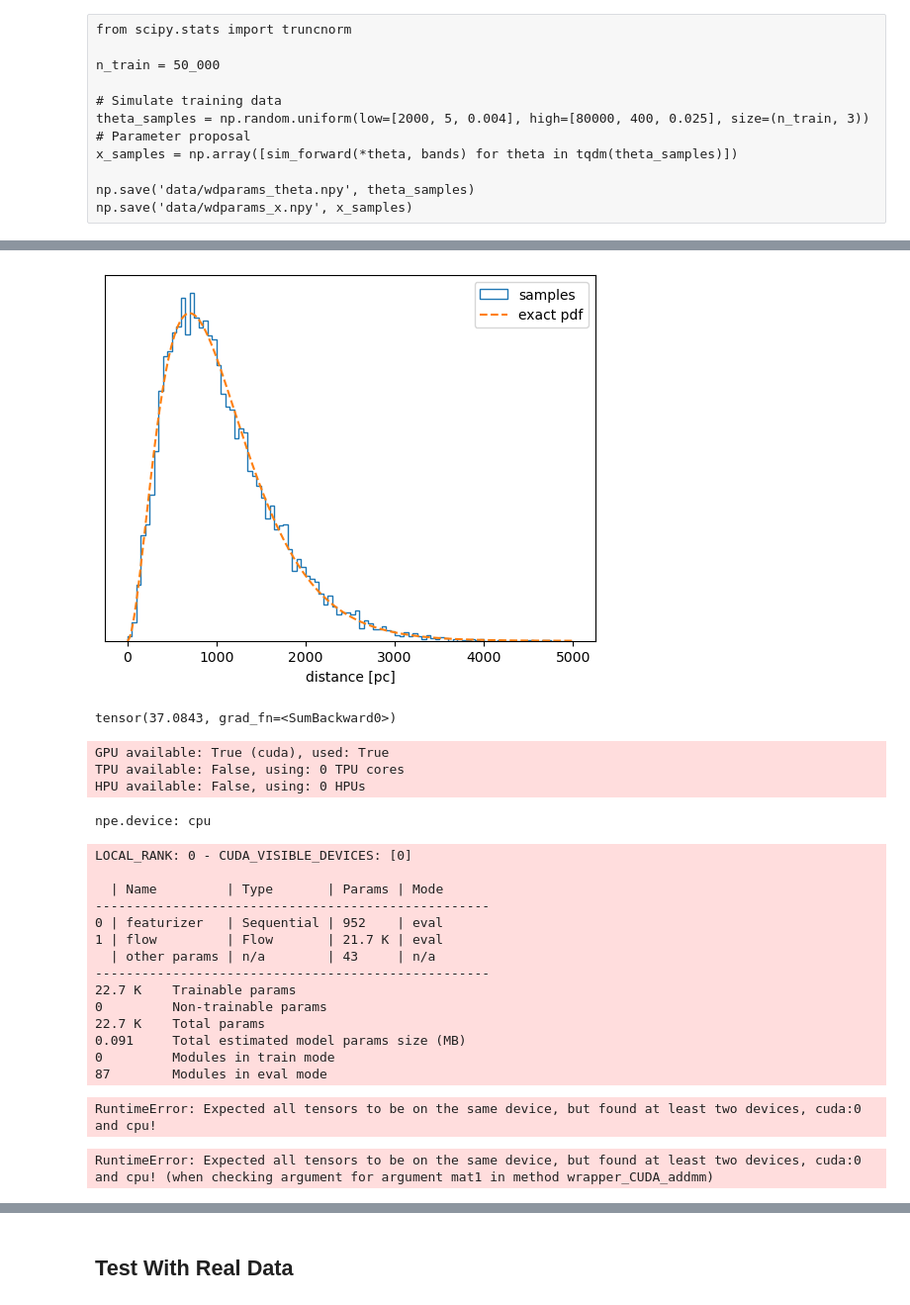
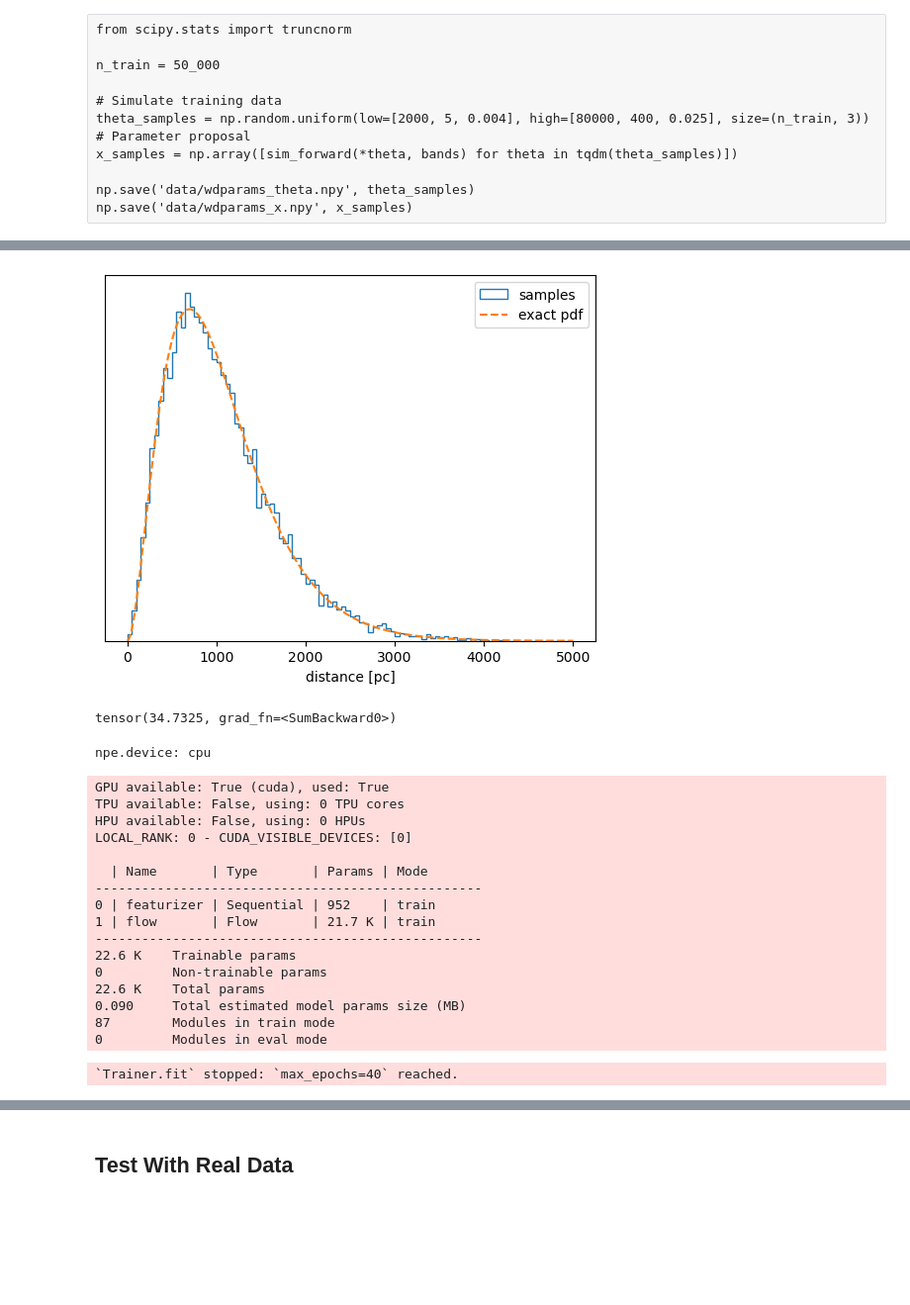
Before and after one commit to stefanarseneau/wd-simulationbasedinference, a Jupyter notebook: wd_sbi.ipynb, the cells around one changed output, grey strips where cells are left out. Shown at 99% size. Drawn from its saved outputs; the diff is of its cells as text; code cells hidden in the pictures; blank space fills up the shorter version.

```diff
--- a/wd_sbi.ipynb
+++ b/wd_sbi.ipynb
@@ -141,18 +149,18 @@ tensor([ 4.4011,  6.0815,  7.3929,  4.7498,  5.4776,  5.4342,  8.3729,  4.2657,
 # %%
 from torch.distributions import Chi2, transforms, transformed_distribution
 
-L = np.array([350])
+L = 350
 prior = transformed_distribution.TransformedDistribution(
-        Chi2(6), transforms.AffineTransform(loc=0, scale=0.5 * L[0])
+        Chi2(6), transforms.AffineTransform(loc=0, scale=0.5 * L)
     )
 r = prior.sample((10_000,))
 
 
 x = np.linspace(0, 5000, 500)
 plt.hist(r, 100, range=(0, 5000), density=True, histtype="step", label="samples")
-plt.plot(x, 0.5 * x**2 * np.exp(-x / L[0]) / L[0]**3, "--", label="exact pdf")
+plt.plot(x, 0.5 * x**2 * np.exp(-x / L) / L**3, "--", label="exact pdf")
 plt.xlabel("distance [pc]")
 plt.yticks([])
 plt.legend();
 # %% [output]
-[figure, old version]
+[figure, new version]
@@ -209,37 +221,33 @@ class NeuralPosteriorEstimator(pl.LightningModule):
     def configure_optimizers(self):
         return torch.optim.Adam(self.parameters(), lr=3e-4)
 # %%
-data = {'x_mean': x_mean, 'x_std': x_std, 'theta_mean': theta_mean, 'theta_std': theta_std, 'L': L}
-d_context=8
-
-npe = NeuralPosteriorEstimator(build_mlp(input_dim=x_samples.shape[1]-2, hidden_dim=16, output_dim=d_context, layers=2), data, d_context=d_context)
+npe = NeuralPosteriorEstimator(build_mlp(input_dim=x_samples.shape[1]-2, hidden_dim=16, output_dim=8, layers=2), d_context=8)
 (npe.loss(x_samples[:64], theta_samples[:64]) / x_samples.shape[1]).sum()
 # %% [output]
-tensor(37.0843, grad_fn=<SumBackward0>)
+tensor(34.7325, grad_fn=<SumBackward0>)
 # %%
 print(f"npe.device: {npe.device}")
-trainer = pl.Trainer(max_epochs=20, enable_checkpointing=False)
+trainer = pl.Trainer(max_epochs=40, enable_checkpointing=False)
 trainer.fit(model=npe, train_dataloaders=train_loader, val_dataloaders=val_loader);
 # %% [output]
-GPU available: True (cuda), used: True
-TPU available: False, using: 0 TPU cores
-HPU available: False, using: 0 HPUs
+npe.device: cpu
-npe.device: cpu
+GPU available: True (cuda), used: True
+TPU available: False, using: 0 TPU cores
+HPU available: False, using: 0 HPUs
+LOCAL_RANK: 0 - CUDA_VISIBLE_DEVICES: [0]
+
+  | Name       | Type       | Params | Mode
+--------------------------------------------------
+0 | featurizer | Sequential | 952    | train
+1 | flow       | Flow       | 21.7 K | train
+--------------------------------------------------
+22.6 K    Trainable params
+0         Non-trainable params
+22.6 K    Total params
+0.090     Total estimated model params size (MB)
+87        Modules in train mode
+0         Modules in eval mode
-LOCAL_RANK: 0 - CUDA_VISIBLE_DEVICES: [0]
-
-  | Name         | Type       | Params | Mode
----------------------------------------------------
-0 | featurizer   | Sequential | 952    | eval
-1 | flow         | Flow       | 21.7 K | eval
-  | other params | n/a        | 43     | n/a
----------------------------------------------------
-22.7 K    Trainable params
-0         Non-trainable params
-22.7 K    Total params
-0.091     Total estimated model params size (MB)
-0         Modules in train mode
-87        Modules in eval mode
+`Trainer.fit` stopped: `max_epochs=40` reached.
-RuntimeError: Expected all tensors to be on the same device, but found at least two devices, cuda:0 and cpu!
 # %%
 import corner
 
@@ -248,7 +256,4 @@ x_test = sim_forward(*theta_test, bands)
 x_test_norm = (torch.Tensor(x_test) - x_mean) / x_std
 
 context = npe.featurizer(x_test_norm[2:]).unsqueeze(0)
-samples_test = (npe.flow.sample(num_samples=10000, context=context) * theta_std + theta_mean).detach().numpy()
-corner.corner(samples_test[0], labels=["teff", "distance", "radius"], truths=theta_test, discard = 5000);
+samples_test = npe.flow.sample(num_samples=10000, context=context) * theta_std + theta_mean
-# %% [output]
-RuntimeError: Expected all tensors to be on the same device, but found at least two devices, cuda:0 and cpu! (when checking argument for argument mat1 in method wrapper_CUDA_addmm)
```
Also changed, not shown: parts of 8 cells of this notebook, 44 other files.
